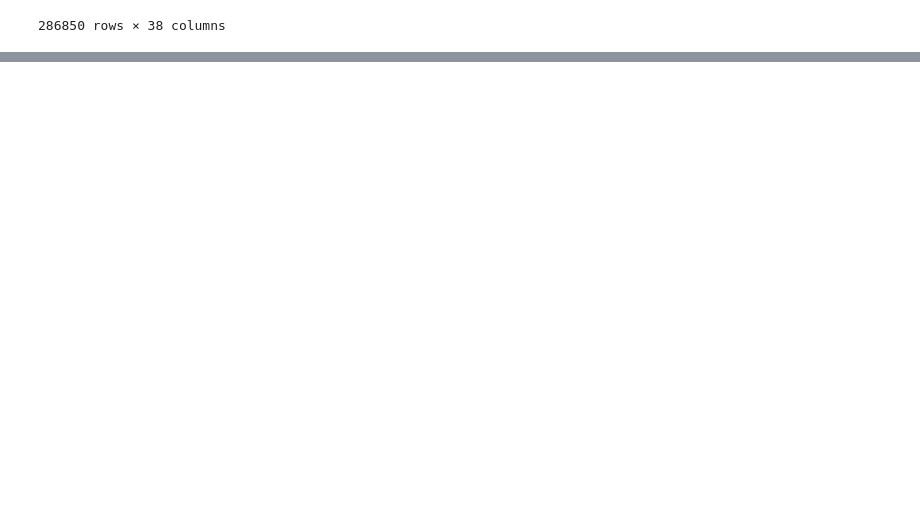
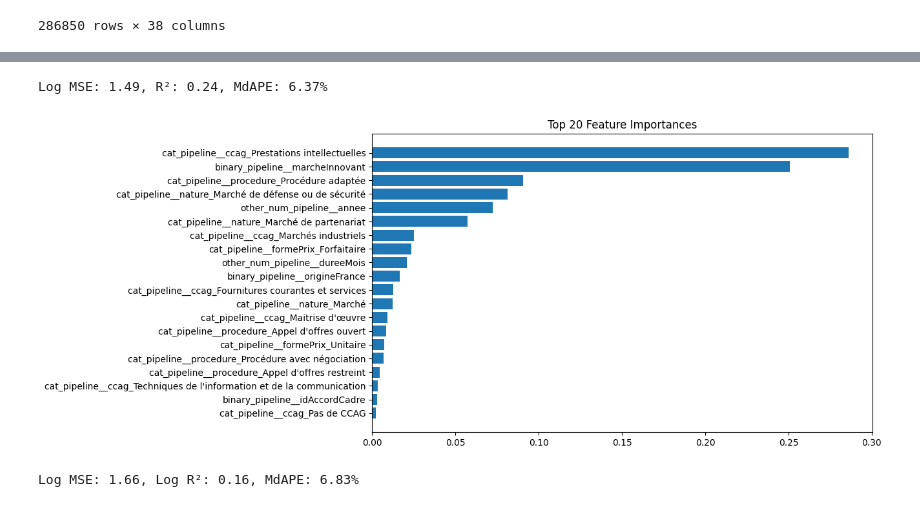
Before and after one commit to RonanB400/decp_ml, a Jupyter notebook: notebooks/JH_process-and-model.ipynb, the cells around one changed output, grey strips where cells are left out. Saved outputs shown, nothing was run; the diff lists cells and outputs as text; code cells hidden in the pictures; blank space fills up the shorter version.

```diff
--- a/notebooks/JH_process-and-model.ipynb
+++ b/notebooks/JH_process-and-model.ipynb
@@ -58,0 +95,16 @@ pipeline.fit_transform(X_train, y_train)
+# %%
+top_features =
+['cat_pipeline__typeGroupementOperateurs_Conjoint', 'cat_pipeline__codeCPV_2_15000000',
+ 'cat_pipeline__codeCPV_2_60000000', 'cat_pipeline__nature_Marché',
+ 'cat_pipeline__codeCPV_2_22000000', 'cat_pipeline__procedure_Procédure adaptée',
+ 'cat_pipeline__codeCPV_2_74000000', 'cat_pipeline__codeCPV_2_71000000',
+ 'cat_pipeline__ccag_Pas de CCAG', 'cat_pipeline__nature_Marché de partenariat',
+ 'cat_pipeline__nature_Marché de défense ou de sécurité', 'cat_pipeline__codeCPV_2_80000000',
+ "cat_pipeline__ccag_Maitrise d'œuvre", 'cat_pipeline__codeCPV_2_32000000',
+ 'cat_pipeline__typeGroupementOperateurs_Pas de groupement',
+ 'cat_pipeline__procedure_Marché passé sans publicité ni mise en concurrence préalable',
+ 'cat_pipeline__formePrix_Forfaitaire', 'cat_pipeline__codeCPV_2_98000000',
+ 'cat_pipeline__procedure_Procédure avec négociation', 'cat_pipeline__codeCPV_2_72000000',
+ 'cat_pipeline__codeCPV_2_66000000', 'cat_pipeline__codeCPV_2_9000000',
+ 'cat_pipeline__codeCPV_2_92000000', 'cat_pipeline__codeCPV_2_45000000',
+ 'cat_pipeline__codeCPV_2_75000000']
@@ -58,0 +206,15 @@ pipeline.fit_transform(X_train, y_train)
+# %%
+X_subset = X_train_processed[top_features]
+
+# Split data
+X_tr, X_val, y_tr, y_val = train_test_split(X_subset, y_train_log, test_size=0.2, random_state=42)
+# %%
+model = XGBRegressor(
+    n_estimators=200,
+    max_depth=6,
+    learning_rate=0.1,
+    random_state=42,
+    verbosity=0
+)
+model.fit(X_tr, y_tr, )
+y_pred_log = model.predict(X_val)
@@ -58,0 +270,21 @@ pipeline.fit_transform(X_train, y_train)
+# %%
+# Skip expm1 — you're already in log-space
+mse = mean_squared_error(y_val, y_pred_log)
+r2 = r2_score(y_val, y_pred_log)
+mdape = np.median(np.abs((y_val - y_pred_log) / y_val)) * 100
+
+print(f"Log MSE: {mse:.2f}, R²: {r2:.2f}, MdAPE: {mdape:.2f}%")
+# %% [output]
+Log MSE: 1.49, R²: 0.24, MdAPE: 6.37%
+# %%
+importances = model.feature_importances_
+features = X_train_processed.columns
+sorted_idx = importances.argsort()
+
+plt.figure(figsize=(10, 6))
+plt.barh(range(len(sorted_idx[-20:])), importances[sorted_idx][-20:])
+plt.yticks(range(len(sorted_idx[-20:])), features[sorted_idx][-20:])
+plt.title("Top 20 Feature Importances")
+plt.show()
+# %% [output]
+[figure, added]
@@ -58,0 +310,28 @@ pipeline.fit_transform(X_train, y_train)
+# %%
+X_train_selected = X_train_processed[features]
+
+# Initialize the model
+model = XGBRegressor(
+    n_estimators=100,
+    max_depth=6,
+    learning_rate=0.1,
+    subsample=0.8,
+    colsample_bytree=0.8,
+    random_state=42,
+    n_jobs=-1
+)
+
+# Train the model
+model.fit(X_train_selected, y_train_log)
+
+# Predict on training set (or validation set if you split it)
+y_pred_log = model.predict(X_train_selected)
+
+# Evaluate in log space
+mse_log = mean_squared_error(y_train_log, y_pred_log)
+r2_log = r2_score(y_train_log, y_pred_log)
+mdape_log = np.median(np.abs((y_train_log - y_pred_log) / y_train_log)) * 100
+
+print(f"Log MSE: {mse_log:.2f}, Log R²: {r2_log:.2f}, MdAPE: {mdape_log:.2f}%")
+# %% [output]
+Log MSE: 1.66, Log R²: 0.16, MdAPE: 6.83%
```
Also changed, not shown: parts of 22 cells of this notebook.
